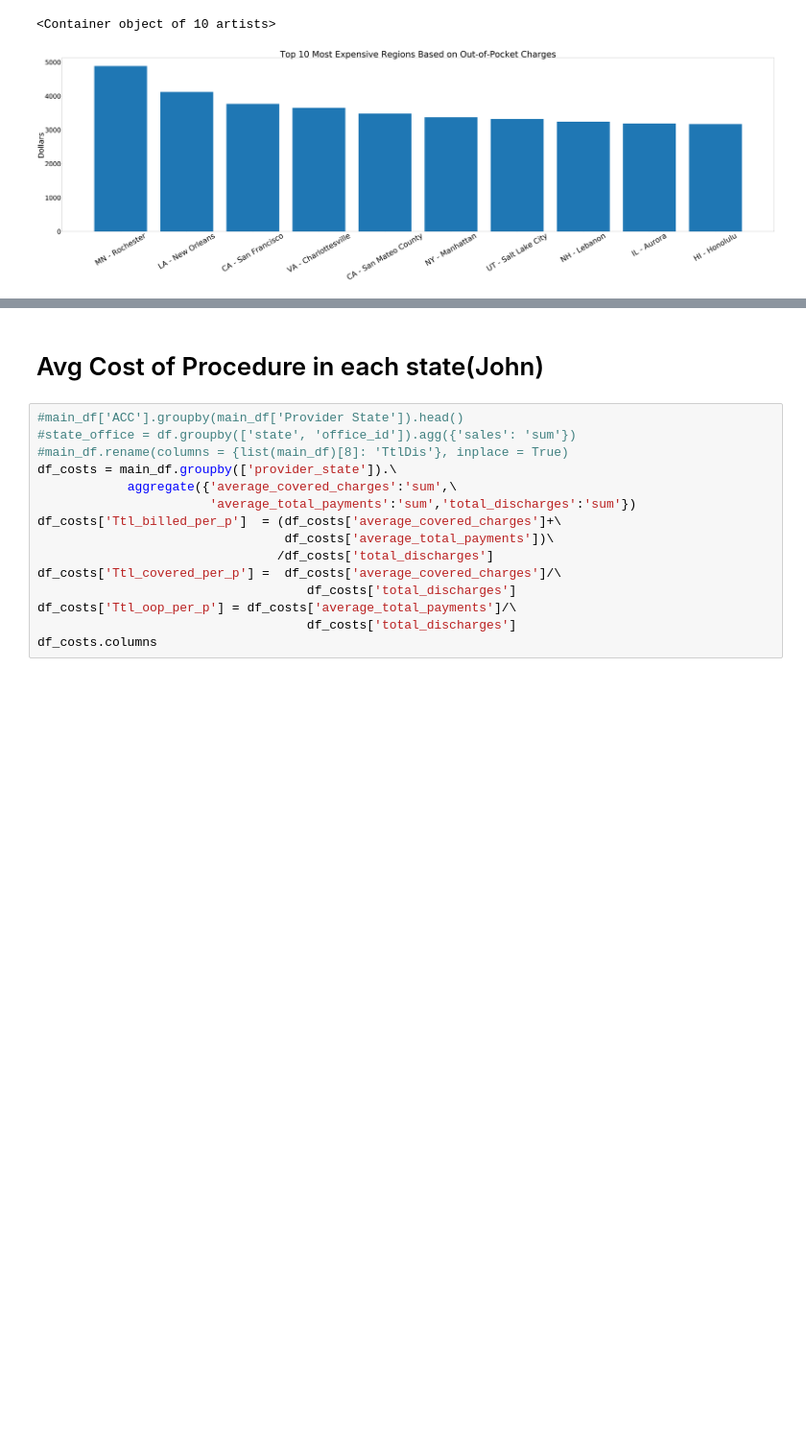
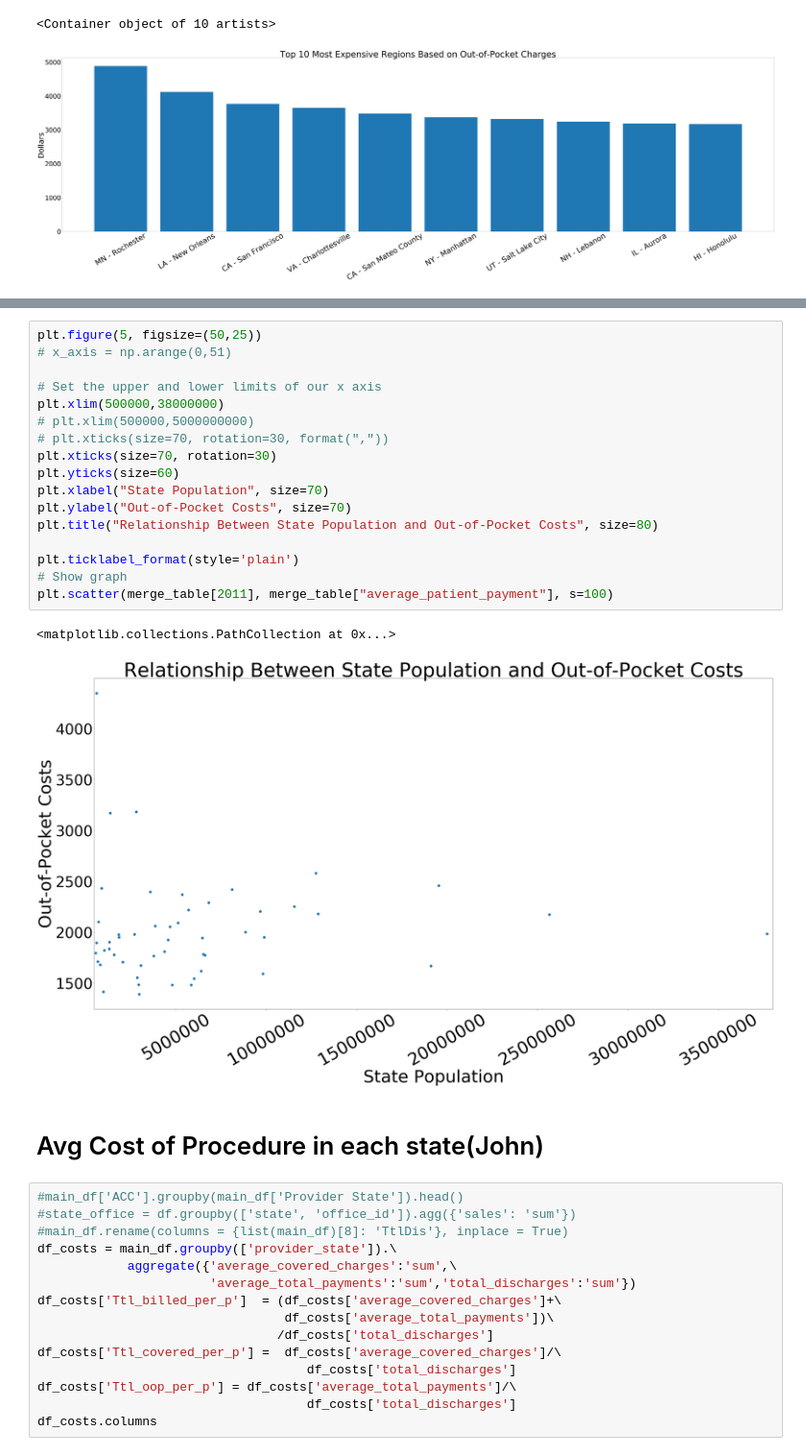
Before and after one commit to jwarlop/BC_Proj001, a Jupyter notebook: main.ipynb, the cells around one changed output, grey strips where cells are left out. Shown at 96% size. Drawn from its saved outputs; the diff is of its cells as text; blank space fills up the shorter version.

```diff
--- a/main.ipynb
+++ b/main.ipynb
@@ -262,3 +287,23 @@ plt.bar(x_axis, top_10_expensive_region_avg)
+# %%
+plt.figure(5, figsize=(50,25))
+# x_axis = np.arange(0,51)
+
+# Set the upper and lower limits of our x axis
+plt.xlim(500000,38000000)
+# plt.xlim(500000,5000000000)
+# plt.xticks(size=70, rotation=30, format(","))
+plt.xticks(size=70, rotation=30)
+plt.yticks(size=60)
+plt.xlabel("State Population", size=70)
+plt.ylabel("Out-of-Pocket Costs", size=70)
+plt.title("Relationship Between State Population and Out-of-Pocket Costs", size=80)
+
+plt.ticklabel_format(style='plain')
+# Show graph
+plt.scatter(merge_table[2011], merge_table["average_patient_payment"], s=100)
+# %% [output]
+<matplotlib.collections.PathCollection at 0x...>
+[figure, added]
 # %% [markdown]
 # Avg Cost of Procedure in each state(John)
 # %%
```
Also changed, not shown: parts of 7 cells of this notebook, 1 other file.
